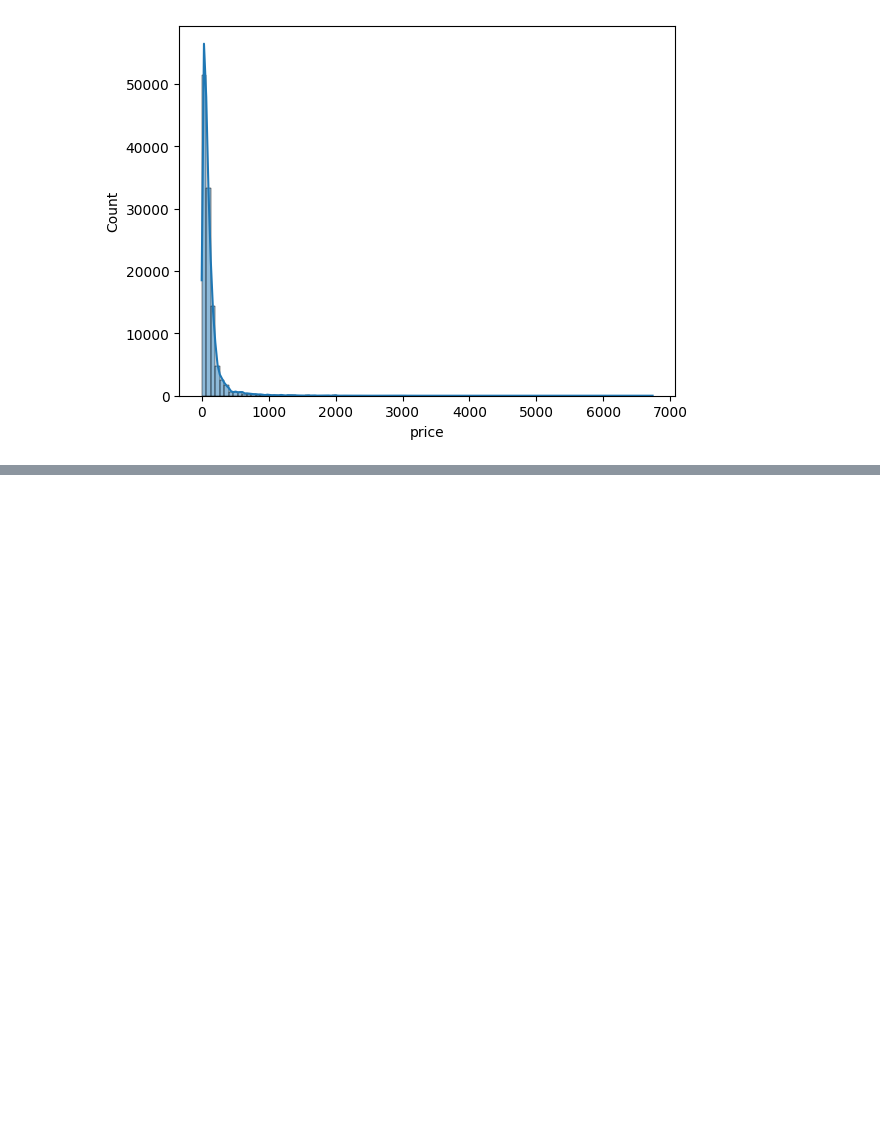
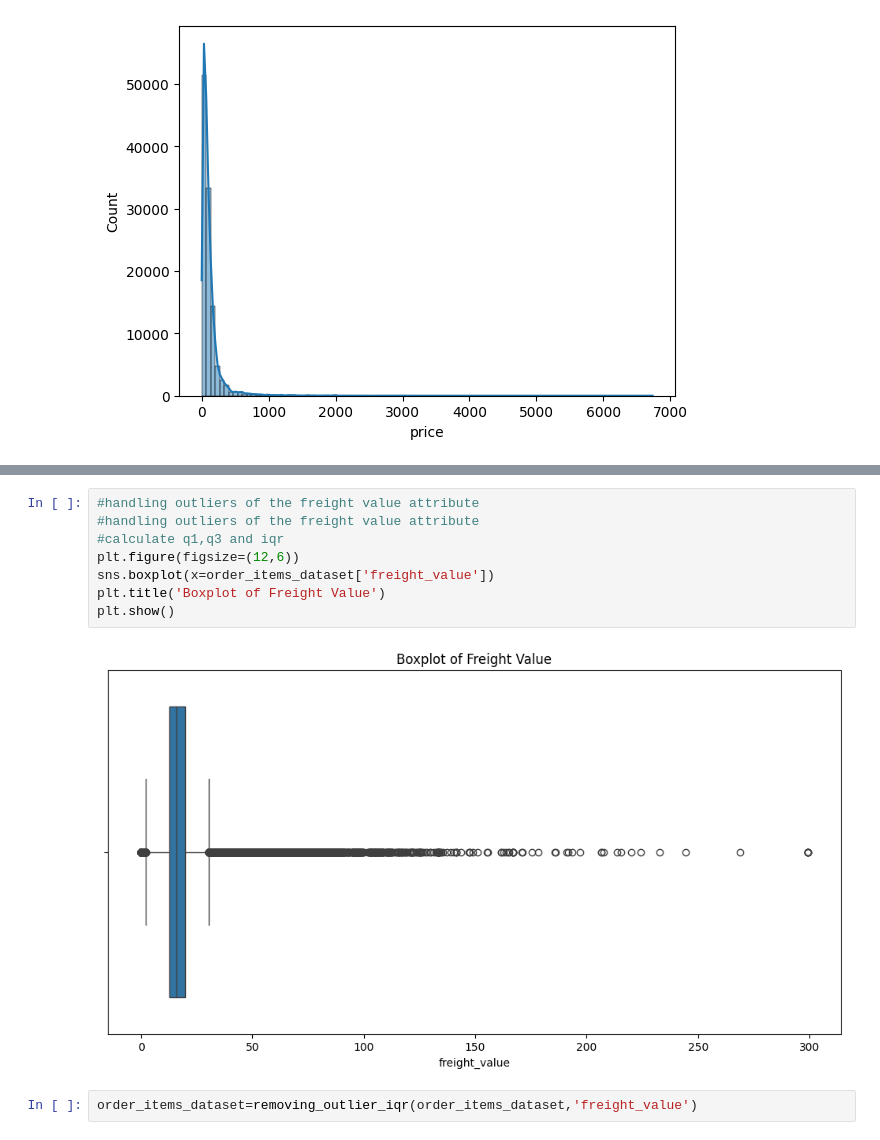
Before and after one commit to waiz2601/Brazilian-E-Commerce-Public-Dataset-by-Olist, a Jupyter notebook: dataanalysis.ipynb, the cells around one changed output, grey strips where cells are left out. Cells and saved outputs as stored; diff of their text form; blank space fills up the shorter version.

```diff
--- a/dataanalysis.ipynb
+++ b/dataanalysis.ipynb
@@ -680,0 +691,12 @@ order_items_dataset=order_items_dataset[(order_items_dataset['price']>Lower_boun
+# %%
+#handling outliers of the freight value attribute
+#handling outliers of the freight value attribute
+#calculate q1,q3 and iqr
+plt.figure(figsize=(12,6))
+sns.boxplot(x=order_items_dataset['freight_value'])
+plt.title('Boxplot of Freight Value')
+plt.show()
+# %% [output]
+[figure, added]
+# %%
+order_items_dataset=removing_outlier_iqr(order_items_dataset,'freight_value')
```
Also changed, not shown: parts of 11 cells of this notebook, 20 other files.
